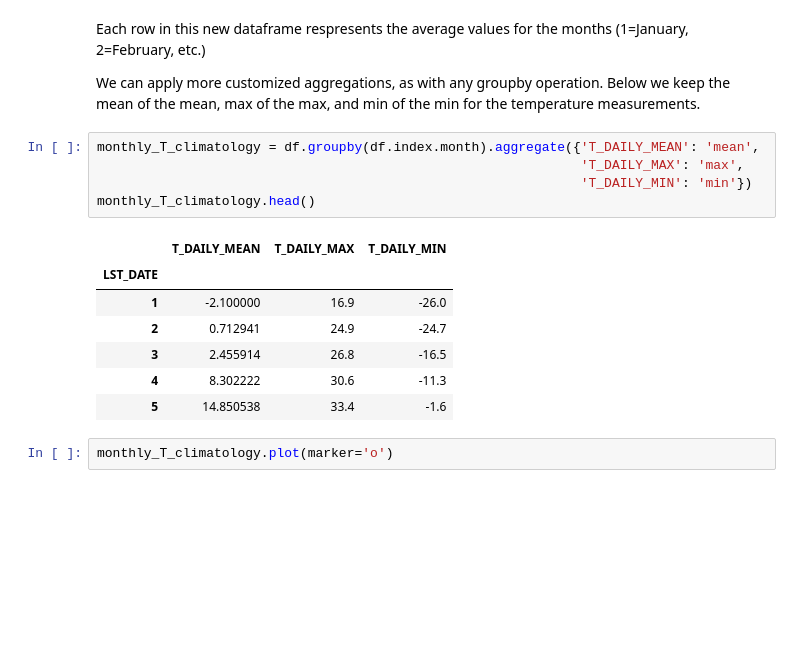
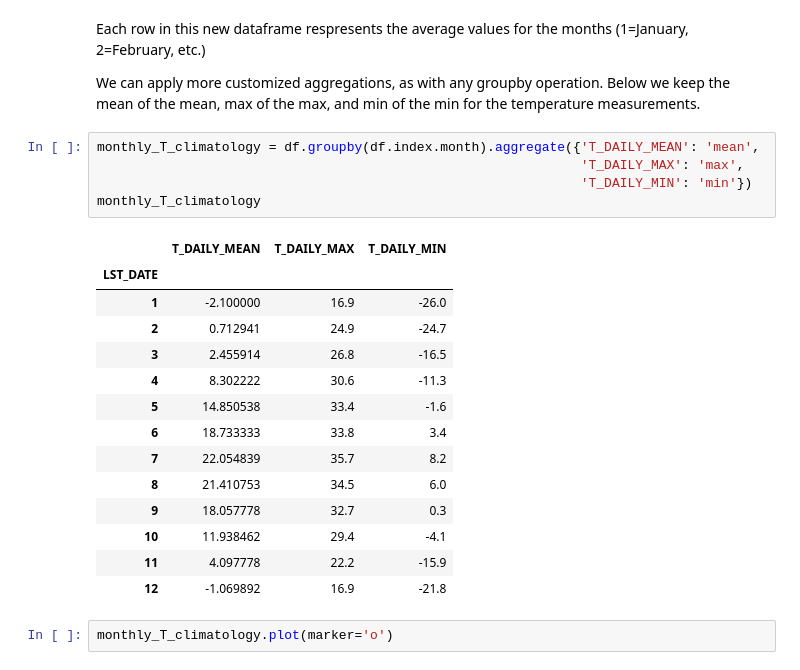
Before and after one commit to earth-DS-ML/summer_2025, a Jupyter notebook: _sources/lectures_DS/pandas/pandas_groupby.ipynb, the cells around one changed output. Drawn from its saved outputs; the diff is of its cells as text; blank space fills up the shorter version.

```diff
--- a/_sources/lectures_DS/pandas/pandas_groupby.ipynb
+++ b/_sources/lectures_DS/pandas/pandas_groupby.ipynb
@@ -368,16 +575,23 @@ We can apply more customized aggregations, as with any groupby operation. Below
 # %%
 monthly_T_climatology = df.groupby(df.index.month).aggregate({'T_DAILY_MEAN': 'mean',
                                                               'T_DAILY_MAX': 'max',
                                                               'T_DAILY_MIN': 'min'})
-monthly_T_climatology.head()
+monthly_T_climatology
 # %% [output]
 |  | T_DAILY_MEAN | T_DAILY_MAX | T_DAILY_MIN |
 | LST_DATE |  |  |  |
 | 1 | -2.100000 | 16.9 | -26.0 |
 | 2 | 0.712941 | 24.9 | -24.7 |
 | 3 | 2.455914 | 26.8 | -16.5 |
 | 4 | 8.302222 | 30.6 | -11.3 |
 | 5 | 14.850538 | 33.4 | -1.6 |
+| 6 | 18.733333 | 33.8 | 3.4 |
+| 7 | 22.054839 | 35.7 | 8.2 |
+| 8 | 21.410753 | 34.5 | 6.0 |
+| 9 | 18.057778 | 32.7 | 0.3 |
+| 10 | 11.938462 | 29.4 | -4.1 |
+| 11 | 4.097778 | 22.2 | -15.9 |
+| 12 | -1.069892 | 16.9 | -21.8 |
 # %%
 monthly_T_climatology.plot(marker='o')
 # %% [output]
```
Also changed, not shown: parts of 35 cells of this notebook, 39 other files.
